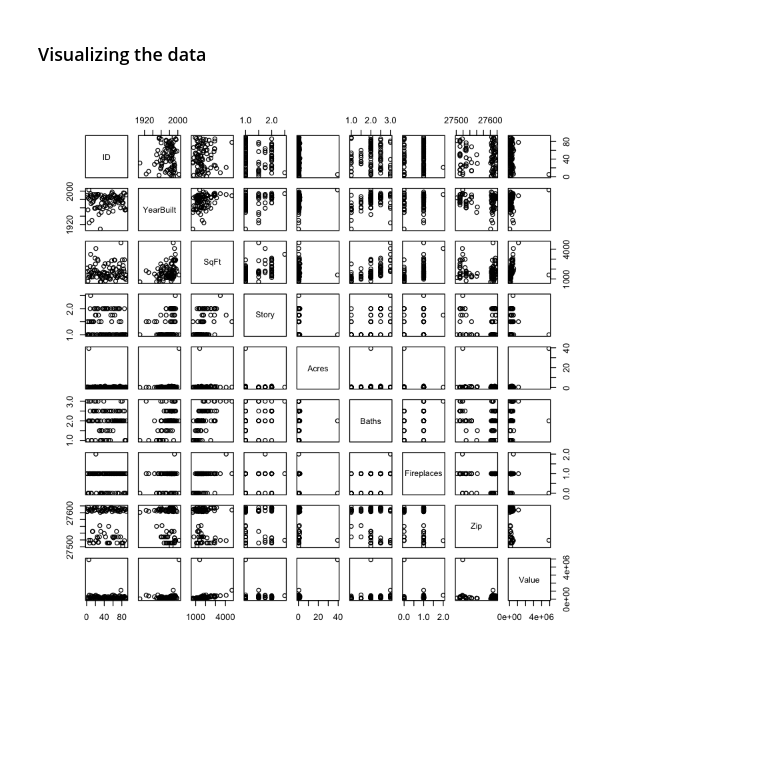
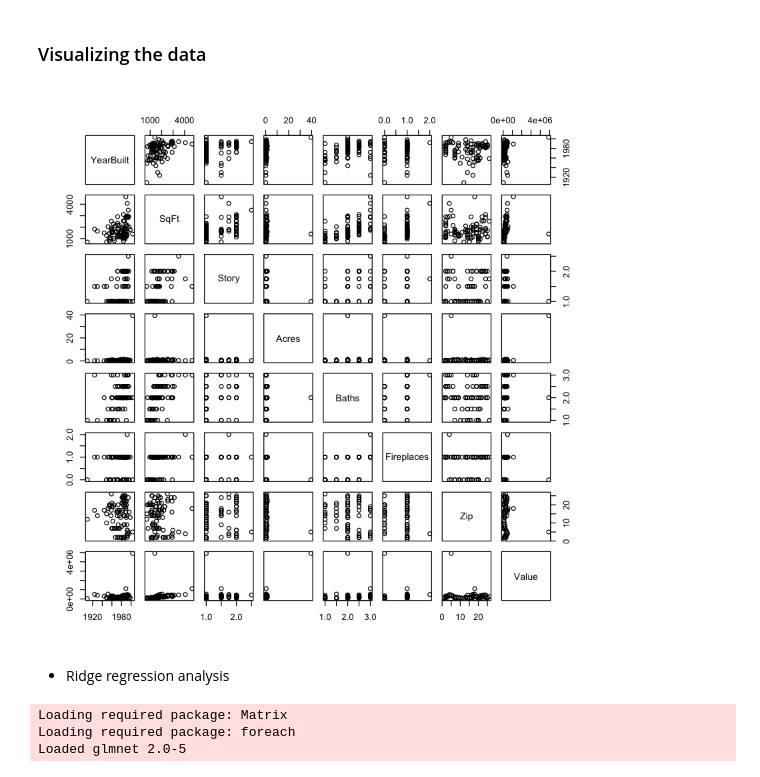
Before and after one commit to Mamie/STATS202F16Kaggle, a Jupyter notebook: notes/notes_exploratoryDataAnalysis_20161105.ipynb, the cells around one changed output. Saved outputs shown, nothing was run; the diff lists cells and outputs as text; code cells hidden in the pictures; blank space fills up the shorter version.

Commit message:
feat: Add Ridge regression analysis on the model

```diff
--- a/notes/notes_exploratoryDataAnalysis_20161105.ipynb
+++ b/notes/notes_exploratoryDataAnalysis_20161105.ipynb
@@ -29,11 +31,11 @@ The following objects are masked from ‘package:base’:
 
     intersect, setdiff, setequal, union
 # %%
-train = read.csv('../data/train.csv', header=T)
-test = read.csv('../data/test.csv', header=T)
-head(train)
-summary(train)
-dim(train)
+data = read.csv('../data/train.csv', header=T)
+testInput = read.csv('../data/test.csv', header=T)
+head(data)
+summary(testInput)
+dim(data)
 # %% [output]
 | ID | YearBuilt | SqFt | Story | Acres | Baths | Fireplaces | Zip | Value |
 | 1 | 1990 | 2102 | 1.0 | 0.77 | NA | 1 | 27603 | 203200 |
@@ -62 +61,8 @@ dim(train)
 [1] 90  9
+# %%
+# impute the NA value in the bath by its average
+data$Baths[is.na(data$Baths)] = round(mean(data$Baths,
+                                             na.rm=T),0)
+data = data[,-1]
+data$Zip = as.factor(data$Zip)
+head(data)
@@ -63,6 +77,22 @@ dim(train)
 # %% [markdown]
 ### Visualizing the data
 # %%
-pairs(train)
+pairs(data)
 # %% [output]
-[figure, old version]
+[figure, new version]
+# %% [markdown]
+* Ridge regression analysis
+# %%
+library(glmnet)
+set.seed(1)
+trainIdx = sample(1:nrow(data), round(nrow(data)*3/4, 0))
+testIdx = (-trainIdx)
+
+x.train = model.matrix(Value~., data=data[trainIdx,])
+x.test = model.matrix(Value~., data=data[testIdx,])
+y.train = data[trainIdx,]$Value
+y.test = data[testIdx,]$Value
+# %% [output]
+Loading required package: Matrix
+Loading required package: foreach
+Loaded glmnet 2.0-5
```
Also changed, not shown: parts of 7 cells of this notebook.
